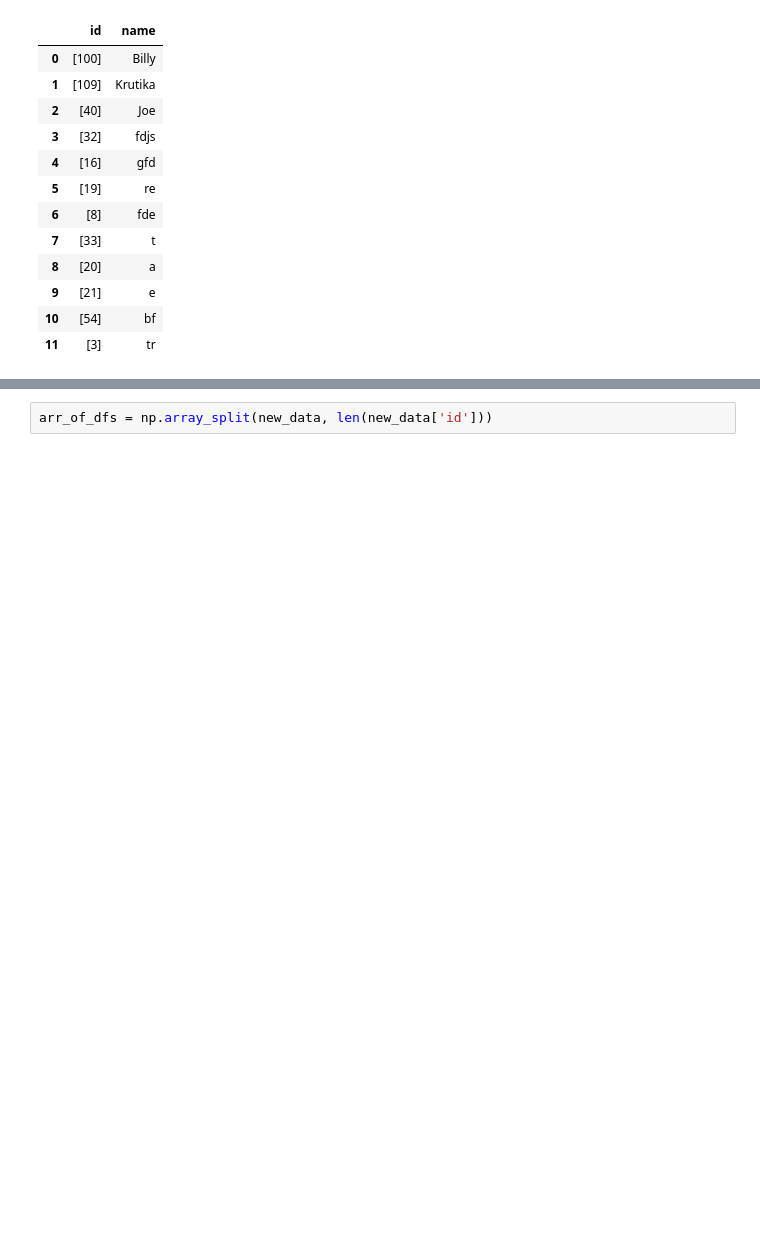
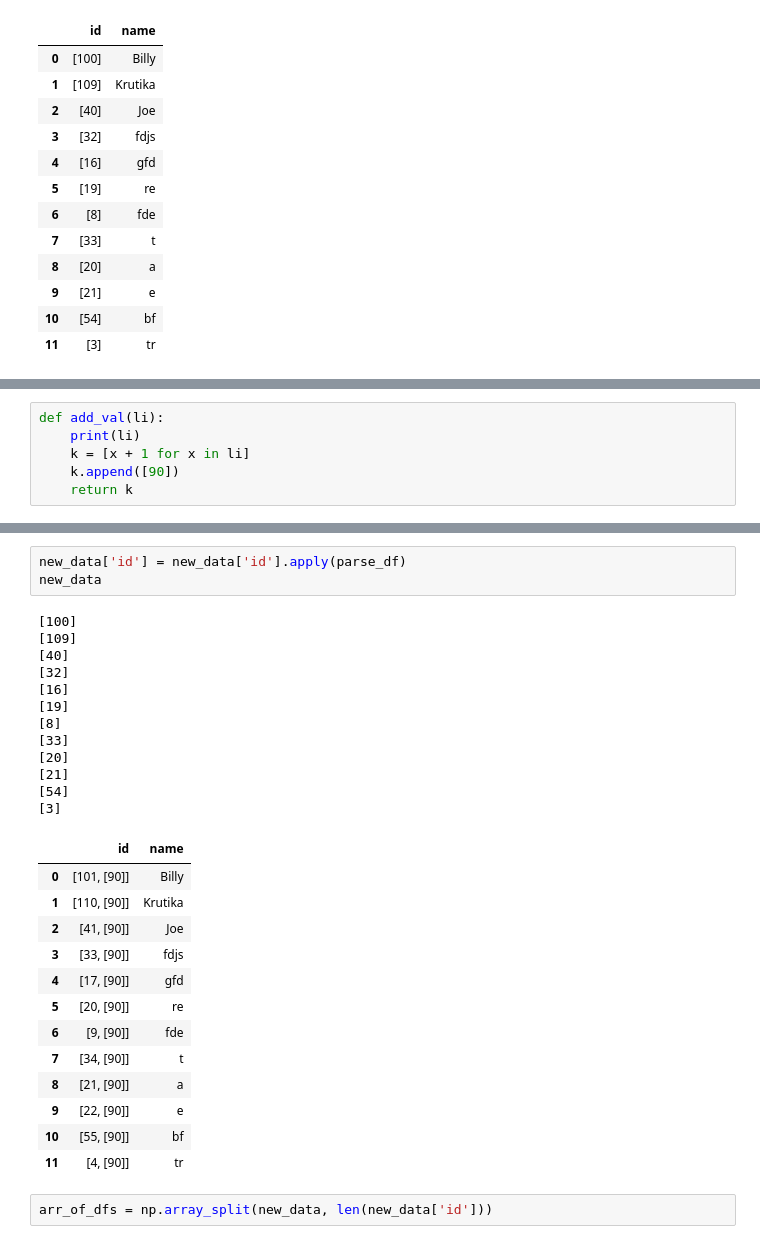
Before and after one commit to comp-strat/text_analysis, a Jupyter notebook: scripts/Lookup_Table.ipynb, the cells around one changed output, grey strips where cells are left out. Saved outputs shown, nothing was run; the diff lists cells and outputs as text; blank space fills up the shorter version.

```diff
--- a/scripts/Lookup_Table.ipynb
+++ b/scripts/Lookup_Table.ipynb
@@ -308,0 +318,6 @@ new_data
+# %%
+def add_val(li):
+    print(li)
+    k = [x + 1 for x in li]
+    k.append([90])
+    return k
@@ -309,3 +344,32 @@ new_data
+# %%
+new_data['id'] = new_data['id'].apply(parse_df)
+new_data
+# %% [output]
+[100]
+[109]
+[40]
+[32]
+[16]
+[19]
+[8]
+[33]
+[20]
+[21]
+[54]
+[3]
+|  | id | name |
+| 0 | [101, [90]] | Billy |
+| 1 | [110, [90]] | Krutika |
+| 2 | [41, [90]] | Joe |
+| 3 | [33, [90]] | fdjs |
+| 4 | [17, [90]] | gfd |
+| 5 | [20, [90]] | re |
+| 6 | [9, [90]] | fde |
+| 7 | [34, [90]] | t |
+| 8 | [21, [90]] | a |
+| 9 | [22, [90]] | e |
+| 10 | [55, [90]] | bf |
+| 11 | [4, [90]] | tr |
 # %%
 arr_of_dfs = np.array_split(new_data, len(new_data['id']))
 # %%
```
Also changed, not shown: parts of 40 cells of this notebook, 1 other file.
